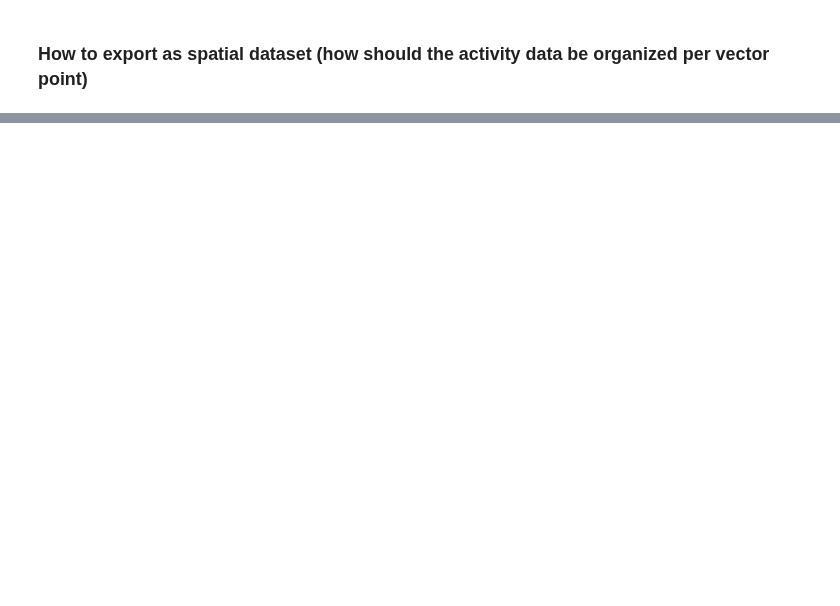
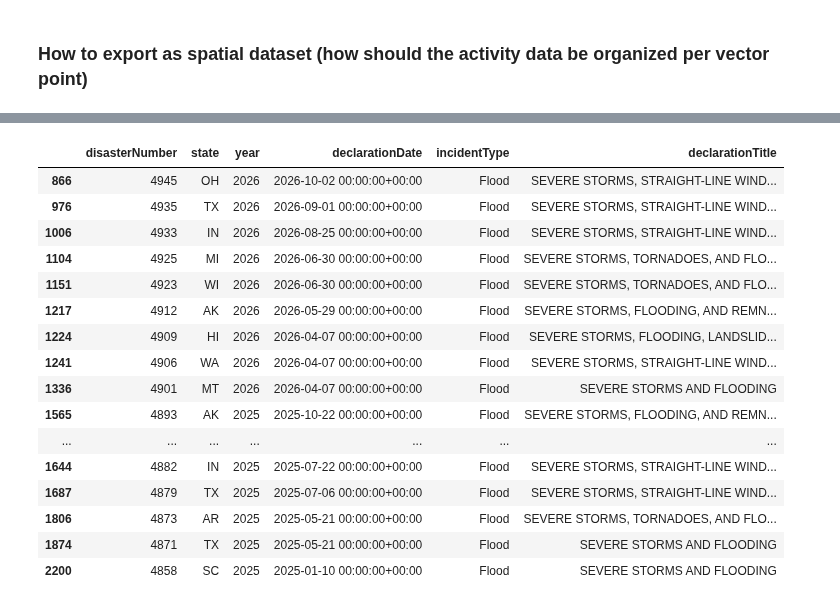
Before and after one commit to SophiaMeyers/USGS-Gages-Research, a Jupyter notebook: notebooks/261021-01_explore_usgs_gages.ipynb, the cells around one changed output, grey strips where cells are left out. Drawn from its saved outputs; the diff is of its cells as text; code cells hidden in the pictures; blank space fills up the shorter version.

Commit message:
Added fema flood data and agregated by county, then mapped for given state given time period

```diff
--- a/notebooks/261021-01_explore_usgs_gages.ipynb
+++ b/notebooks/261021-01_explore_usgs_gages.ipynb
@@ -791,0 +797,62 @@ Gages with coordinates: 236
+# %%
+url = "https://www.fema.gov/api/open/v2/DisasterDeclarationsSummaries"
+
+params = {
+    "$allrecords": "true",
+    "$format": "json"
+}
+
+response = requests.get(
+    url,
+    params=params,
+    timeout=180
+)
+
+
+data = response.json()
+
+# Get the records returned by FEMA
+fema = pd.DataFrame(
+    data.get("DisasterDeclarationsSummaries", [])
+)
+
+print("Records returned:", len(fema))
+
+if not fema.empty:
+    print("Unique disaster numbers:", fema["disasterNumber"].nunique())
+    print("Incident types:")
+    print(fema["incidentType"].value_counts())
+
+    # Keep flood declarations
+    floods = fema[
+        fema["incidentType"].astype(str).str.strip().str.lower()
+        == "flood"
+    ].copy()
+
+    floods["declarationDate"] = pd.to_datetime(
+        floods["declarationDate"],
+        errors="coerce",
+        utc=True
+    )
+
+    floods["year"] = floods["declarationDate"].dt.year
+
+    # One row per disaster number and state
+    floods = floods.drop_duplicates(
+        subset=["disasterNumber", "state"]
+    )
+
+    print("Unique flood disasters:", len(floods))
+    display(
+        floods[
+            [
+                "disasterNumber",
+                "state",
+                "year",
+                "declarationDate",
+                "incidentType",
+                "declarationTitle"
+            ]
+        ].head(20)
+    )
+# %% [output]
@@ -791,0 +876,17 @@ Gages with coordinates: 236
+|  | disasterNumber | state | year | declarationDate | incidentType | declarationTitle |
+| 866 | 4945 | OH | 2026 | 2026-10-02 00:00:00+00:00 | Flood | SEVERE STORMS, STRAIGHT-LINE WIND... |
+| 976 | 4935 | TX | 2026 | 2026-09-01 00:00:00+00:00 | Flood | SEVERE STORMS, STRAIGHT-LINE WIND... |
+| 1006 | 4933 | IN | 2026 | 2026-08-25 00:00:00+00:00 | Flood | SEVERE STORMS, STRAIGHT-LINE WIND... |
+| 1104 | 4925 | MI | 2026 | 2026-06-30 00:00:00+00:00 | Flood | SEVERE STORMS, TORNADOES, AND FLO... |
+| 1151 | 4923 | WI | 2026 | 2026-06-30 00:00:00+00:00 | Flood | SEVERE STORMS, TORNADOES, AND FLO... |
+| 1217 | 4912 | AK | 2026 | 2026-05-29 00:00:00+00:00 | Flood | SEVERE STORMS, FLOODING, AND REMN... |
+| 1224 | 4909 | HI | 2026 | 2026-04-07 00:00:00+00:00 | Flood | SEVERE STORMS, FLOODING, LANDSLID... |
+| 1241 | 4906 | WA | 2026 | 2026-04-07 00:00:00+00:00 | Flood | SEVERE STORMS, STRAIGHT-LINE WIND... |
+| 1336 | 4901 | MT | 2026 | 2026-04-07 00:00:00+00:00 | Flood | SEVERE STORMS AND FLOODING |
+| 1565 | 4893 | AK | 2025 | 2025-10-22 00:00:00+00:00 | Flood | SEVERE STORMS, FLOODING, AND REMN... |
+| ... | ... | ... | ... | ... | ... | ... |
+| 1644 | 4882 | IN | 2025 | 2025-07-22 00:00:00+00:00 | Flood | SEVERE STORMS, STRAIGHT-LINE WIND... |
+| 1687 | 4879 | TX | 2025 | 2025-07-06 00:00:00+00:00 | Flood | SEVERE STORMS, STRAIGHT-LINE WIND... |
+| 1806 | 4873 | AR | 2025 | 2025-05-21 00:00:00+00:00 | Flood | SEVERE STORMS, TORNADOES, AND FLO... |
+| 1874 | 4871 | TX | 2025 | 2025-05-21 00:00:00+00:00 | Flood | SEVERE STORMS AND FLOODING |
+| 2200 | 4858 | SC | 2025 | 2025-01-10 00:00:00+00:00 | Flood | SEVERE STORMS AND FLOODING |
```
Also changed, not shown: parts of 16 cells of this notebook, 2 other files.
